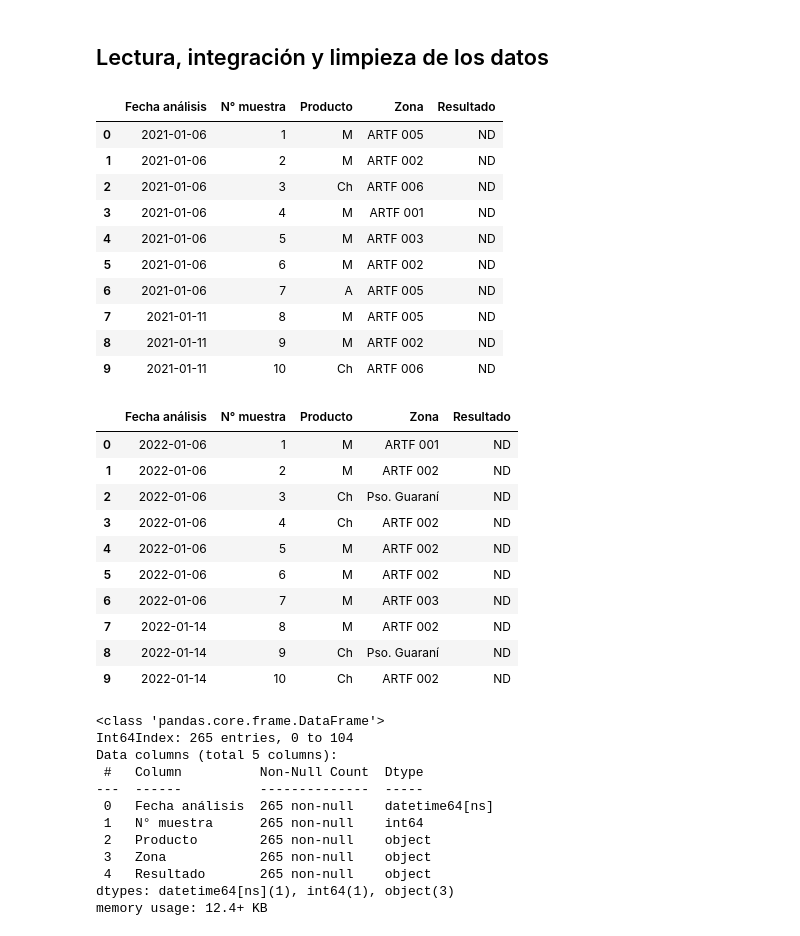
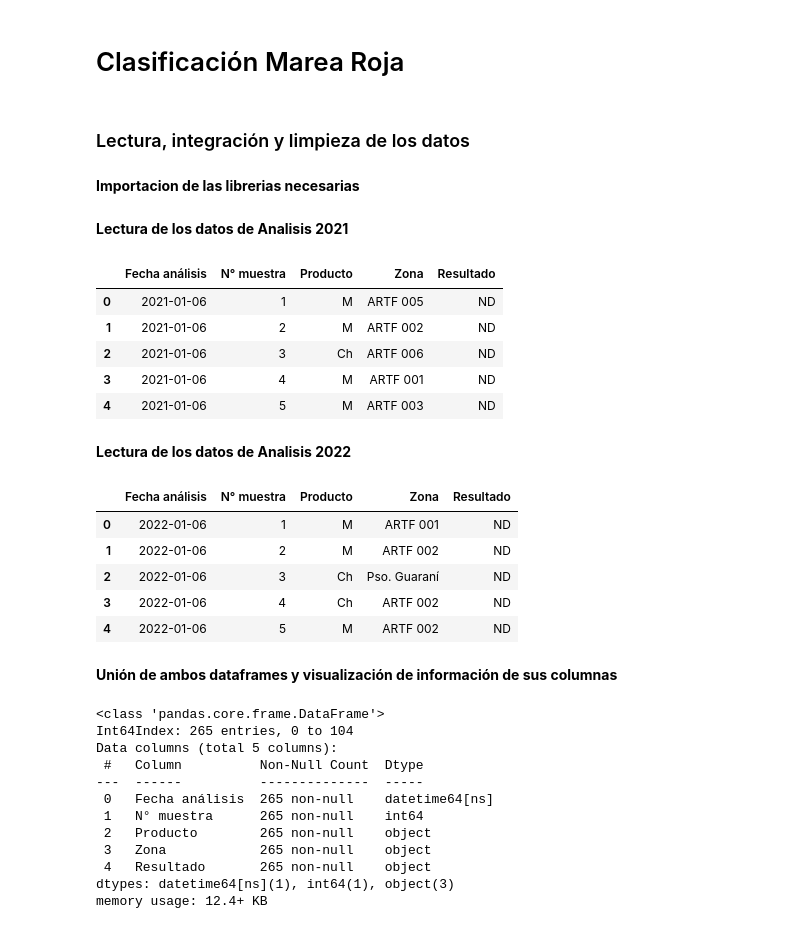
Before and after one commit to VictorVisnuk/MareaRoja, a Jupyter notebook: notebooks/Lectura, integración y limpieza de los datos.ipynb, the cells around one changed output. Drawn from its saved outputs; the diff is of its cells as text; code cells hidden in the pictures.

```diff
--- a/notebooks/Lectura, integración y limpieza de los datos.ipynb
+++ b/notebooks/Lectura, integración y limpieza de los datos.ipynb
@@ -1,3 +1,7 @@
+# %% [markdown]
+# Clasificación Marea Roja
 # %% [markdown]
-## Lectura, integración y limpieza de los datos
+### Lectura, integración y limpieza de los datos
+# %% [markdown]
+**Importacion de las librerias necesarias**
 # %%
@@ -5,22 +22,21 @@ import pandas as pd
+# %% [markdown]
+**Lectura de los datos de Analisis 2021**
 # %%
 #!pip install xlrd
 mareaRoja_2021 = pd.read_excel("../data/external/TPM 2021.xls", sheet_name="Hoja1", skipfooter=2)
-mareaRoja_2021.head(10)
+mareaRoja_2021.head()
 # %% [output]
 |  | Fecha análisis | N° muestra | Producto | Zona | Resultado |
 | 0 | 2021-01-06 | 1 | M | ARTF 005 | ND |
 | 1 | 2021-01-06 | 2 | M | ARTF 002 | ND |
 | 2 | 2021-01-06 | 3 | Ch | ARTF 006 | ND |
 | 3 | 2021-01-06 | 4 | M | ARTF 001 | ND |
 | 4 | 2021-01-06 | 5 | M | ARTF 003 | ND |
-| 5 | 2021-01-06 | 6 | M | ARTF 002 | ND |
-| 6 | 2021-01-06 | 7 | A | ARTF 005 | ND |
-| 7 | 2021-01-11 | 8 | M | ARTF 005 | ND |
-| 8 | 2021-01-11 | 9 | M | ARTF 002 | ND |
-| 9 | 2021-01-11 | 10 | Ch | ARTF 006 | ND |
+# %% [markdown]
+**Lectura de los datos de Analisis 2022**
 # %%
 mareaRoja_2022 = pd.read_excel("../data/external/TPM 2022.xls", sheet_name="Hoja1", usecols=(0,1,2,3,4))
-mareaRoja_2022.head(10)
+mareaRoja_2022.head()
 # %% [output]
 |  | Fecha análisis | N° muestra | Producto | Zona | Resultado |
 | 0 | 2022-01-06 | 1 | M | ARTF 001 | ND |
@@ -28,11 +44,8 @@ mareaRoja_2022.head(10)
 | 2 | 2022-01-06 | 3 | Ch | Pso. Guaraní | ND |
 | 3 | 2022-01-06 | 4 | Ch | ARTF 002 | ND |
 | 4 | 2022-01-06 | 5 | M | ARTF 002 | ND |
-| 5 | 2022-01-06 | 6 | M | ARTF 002 | ND |
-| 6 | 2022-01-06 | 7 | M | ARTF 003 | ND |
-| 7 | 2022-01-14 | 8 | M | ARTF 002 | ND |
-| 8 | 2022-01-14 | 9 | Ch | Pso. Guaraní | ND |
-| 9 | 2022-01-14 | 10 | Ch | ARTF 002 | ND |
+# %% [markdown]
+**Unión de ambos dataframes y visualización de información de sus columnas**
 # %%
 datosMareaRoja = pd.concat([mareaRoja_2021, mareaRoja_2022], axis=0)
 datosMareaRoja.info()
```
Also changed, not shown: parts of 71 cells of this notebook, 4 other files.
